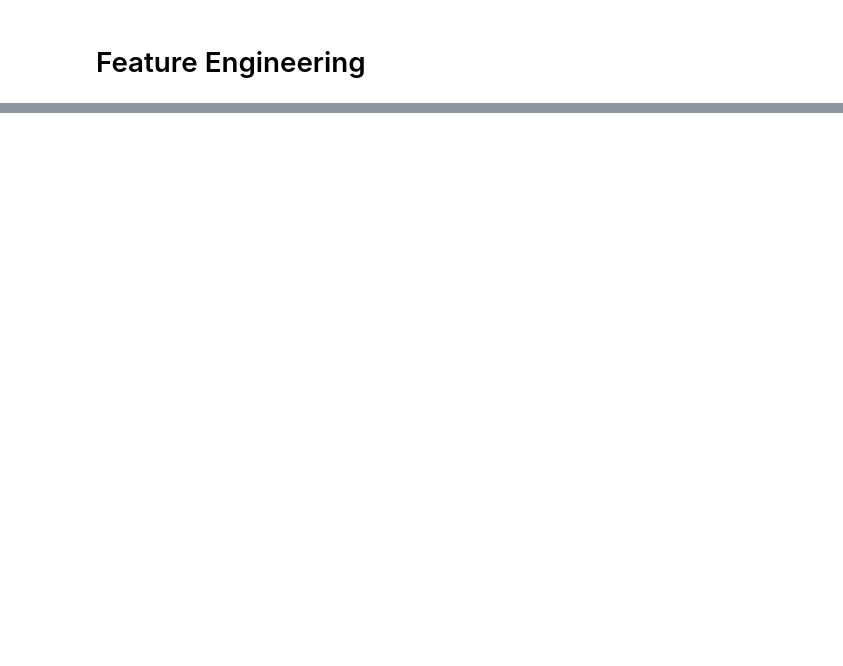
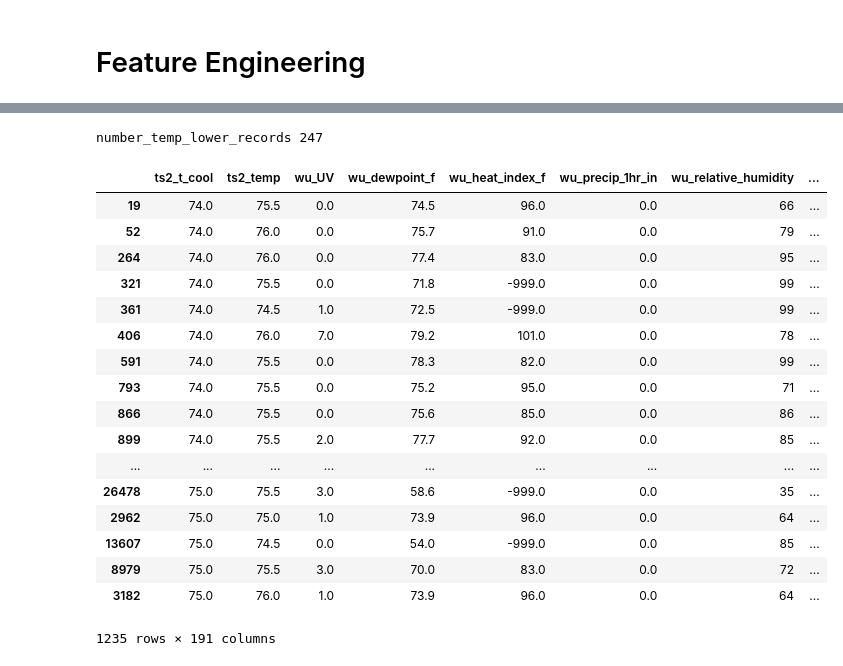
Before and after one commit to bundgus/radiothermostat-logging-control-python, a Jupyter notebook: analytics/tstat-data-prep.ipynb, the cells around one changed output, grey strips where cells are left out. Cells and saved outputs as stored; diff of their text form; code cells hidden in the pictures; blank space fills up the shorter version.

```diff
--- a/analytics/tstat-data-prep.ipynb
+++ b/analytics/tstat-data-prep.ipynb
@@ -121 +146,30 @@ data.T
+# %%
+# resolve class imbalance by undersampling the majority class
+number_temp_lower_records=len(data[data["class"]==1])
+print("number_temp_lower_records", number_temp_lower_records)
+temp_lower_records=data[data["class"]==1]
+no_event_records=data[data["class"]==0].sample(n=number_temp_lower_records*4)
+
+balanced_data=pd.concat([temp_lower_records,no_event_records])
+balanced_data
+# %% [output]
+number_temp_lower_records 247
+|  | ts2_t_cool | ts2_temp | wu_UV | wu_dewpoint_f | wu_heat_index_f | wu_precip_1hr_in | wu_relative_humidity | ... |
+| 19 | 74.0 | 75.5 | 0.0 | 74.5 | 96.0 | 0.0 | 66 | ... |
+| 52 | 74.0 | 76.0 | 0.0 | 75.7 | 91.0 | 0.0 | 79 | ... |
+| 264 | 74.0 | 76.0 | 0.0 | 77.4 | 83.0 | 0.0 | 95 | ... |
+| 321 | 74.0 | 75.5 | 0.0 | 71.8 | -999.0 | 0.0 | 99 | ... |
+| 361 | 74.0 | 74.5 | 1.0 | 72.5 | -999.0 | 0.0 | 99 | ... |
+| 406 | 74.0 | 76.0 | 7.0 | 79.2 | 101.0 | 0.0 | 78 | ... |
+| 591 | 74.0 | 75.5 | 0.0 | 78.3 | 82.0 | 0.0 | 99 | ... |
+| 793 | 74.0 | 75.5 | 0.0 | 75.2 | 95.0 | 0.0 | 71 | ... |
+| 866 | 74.0 | 75.5 | 0.0 | 75.6 | 85.0 | 0.0 | 86 | ... |
+| 899 | 74.0 | 75.5 | 2.0 | 77.7 | 92.0 | 0.0 | 85 | ... |
+| ... | ... | ... | ... | ... | ... | ... | ... | ... |
+| 26478 | 75.0 | 75.5 | 3.0 | 58.6 | -999.0 | 0.0 | 35 | ... |
+| 2962 | 75.0 | 75.0 | 1.0 | 73.9 | 96.0 | 0.0 | 64 | ... |
+| 13607 | 75.0 | 74.5 | 0.0 | 54.0 | -999.0 | 0.0 | 85 | ... |
+| 8979 | 75.0 | 75.5 | 3.0 | 70.0 | 83.0 | 0.0 | 72 | ... |
+| 3182 | 75.0 | 76.0 | 1.0 | 73.9 | 96.0 | 0.0 | 64 | ... |
+1235 rows × 191 columns
 # %%
```
Also changed, not shown: parts of 4 cells of this notebook, 6 other files.
